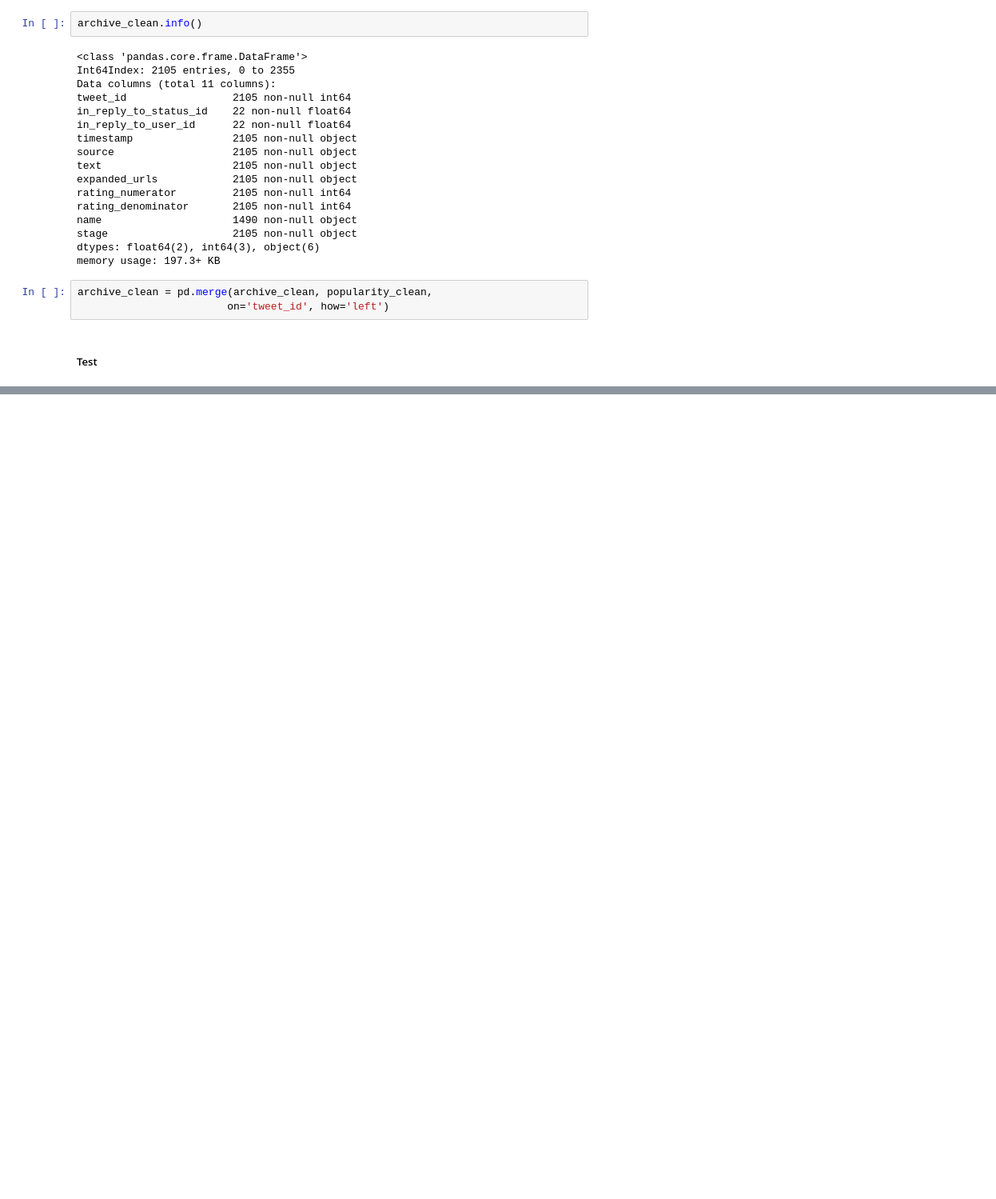
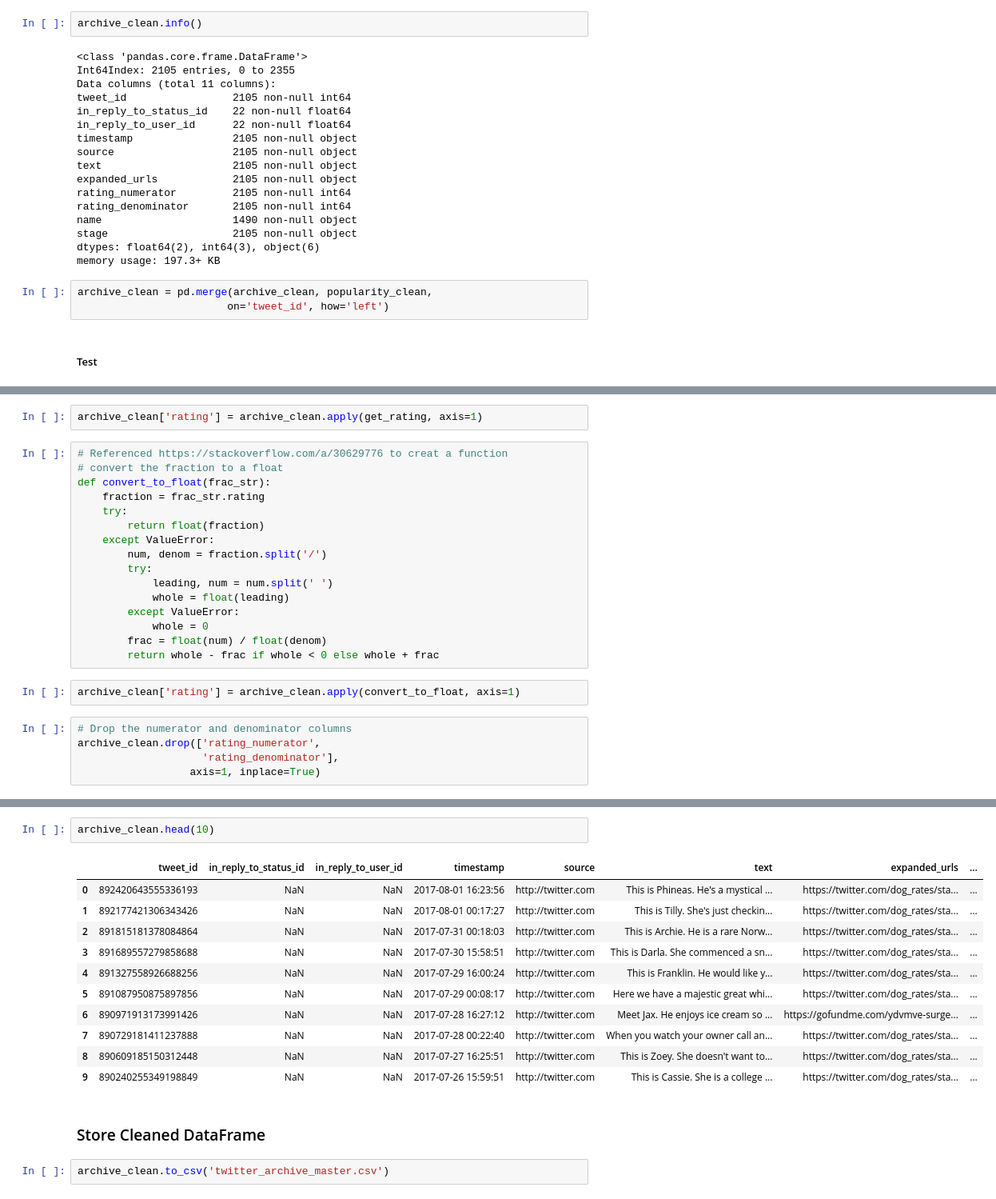
Before and after one commit to aaronbjohnson/WeRateDogs-Wrange-and-Analyze-Data, a Jupyter notebook: wrangle_act.ipynb, the cells around one changed output, grey strips where cells are left out. Shown at 80% size. Cells and saved outputs as stored; diff of their text form; blank space fills up the shorter version.

```diff
--- a/wrangle_act.ipynb
+++ b/wrangle_act.ipynb
@@ -686,0 +835,25 @@ archive_clean.head()
+# %%
+archive_clean['rating'] = archive_clean.apply(get_rating, axis=1)
+# %%
+# Referenced https://stackoverflow.com/a/30629776 to creat a function
+# convert the fraction to a float
+def convert_to_float(frac_str):
+    fraction = frac_str.rating
+    try:
+        return float(fraction)
+    except ValueError:
+        num, denom = fraction.split('/')
+        try:
+            leading, num = num.split(' ')
+            whole = float(leading)
+        except ValueError:
+            whole = 0
+        frac = float(num) / float(denom)
+        return whole - frac if whole < 0 else whole + frac
+# %%
+archive_clean['rating'] = archive_clean.apply(convert_to_float, axis=1)
+# %%
+# Drop the numerator and denominator columns
+archive_clean.drop(['rating_numerator',
+                    'rating_denominator'],
+                  axis=1, inplace=True)
@@ -686,0 +891,18 @@ archive_clean.head()
+# %%
+archive_clean.head(10)
+# %% [output]
+|  | tweet_id | in_reply_to_status_id | in_reply_to_user_id | timestamp | source | text | expanded_urls | ... |
+| 0 | 892420643555336193 | NaN | NaN | 2017-08-01 16:23:56 | http://twitter.com | This is Phineas. He's a mystical ... | https://twitter.com/dog_rates/sta... | ... |
+| 1 | 892177421306343426 | NaN | NaN | 2017-08-01 00:17:27 | http://twitter.com | This is Tilly. She's just checkin... | https://twitter.com/dog_rates/sta... | ... |
+| 2 | 891815181378084864 | NaN | NaN | 2017-07-31 00:18:03 | http://twitter.com | This is Archie. He is a rare Norw... | https://twitter.com/dog_rates/sta... | ... |
+| 3 | 891689557279858688 | NaN | NaN | 2017-07-30 15:58:51 | http://twitter.com | This is Darla. She commenced a sn... | https://twitter.com/dog_rates/sta... | ... |
+| 4 | 891327558926688256 | NaN | NaN | 2017-07-29 16:00:24 | http://twitter.com | This is Franklin. He would like y... | https://twitter.com/dog_rates/sta... | ... |
+| 5 | 891087950875897856 | NaN | NaN | 2017-07-29 00:08:17 | http://twitter.com | Here we have a majestic great whi... | https://twitter.com/dog_rates/sta... | ... |
+| 6 | 890971913173991426 | NaN | NaN | 2017-07-28 16:27:12 | http://twitter.com | Meet Jax. He enjoys ice cream so ... | https://gofundme.com/ydvmve-surge... | ... |
+| 7 | 890729181411237888 | NaN | NaN | 2017-07-28 00:22:40 | http://twitter.com | When you watch your owner call an... | https://twitter.com/dog_rates/sta... | ... |
+| 8 | 890609185150312448 | NaN | NaN | 2017-07-27 16:25:51 | http://twitter.com | This is Zoey. She doesn't want to... | https://twitter.com/dog_rates/sta... | ... |
+| 9 | 890240255349198849 | NaN | NaN | 2017-07-26 15:59:51 | http://twitter.com | This is Cassie. She is a college ... | https://twitter.com/dog_rates/sta... | ... |
+# %% [markdown]
+### Store Cleaned DataFrame
+# %%
+archive_clean.to_csv('twitter_archive_master.csv')
```
Also changed, not shown: parts of 30 cells of this notebook, 1 other file.
